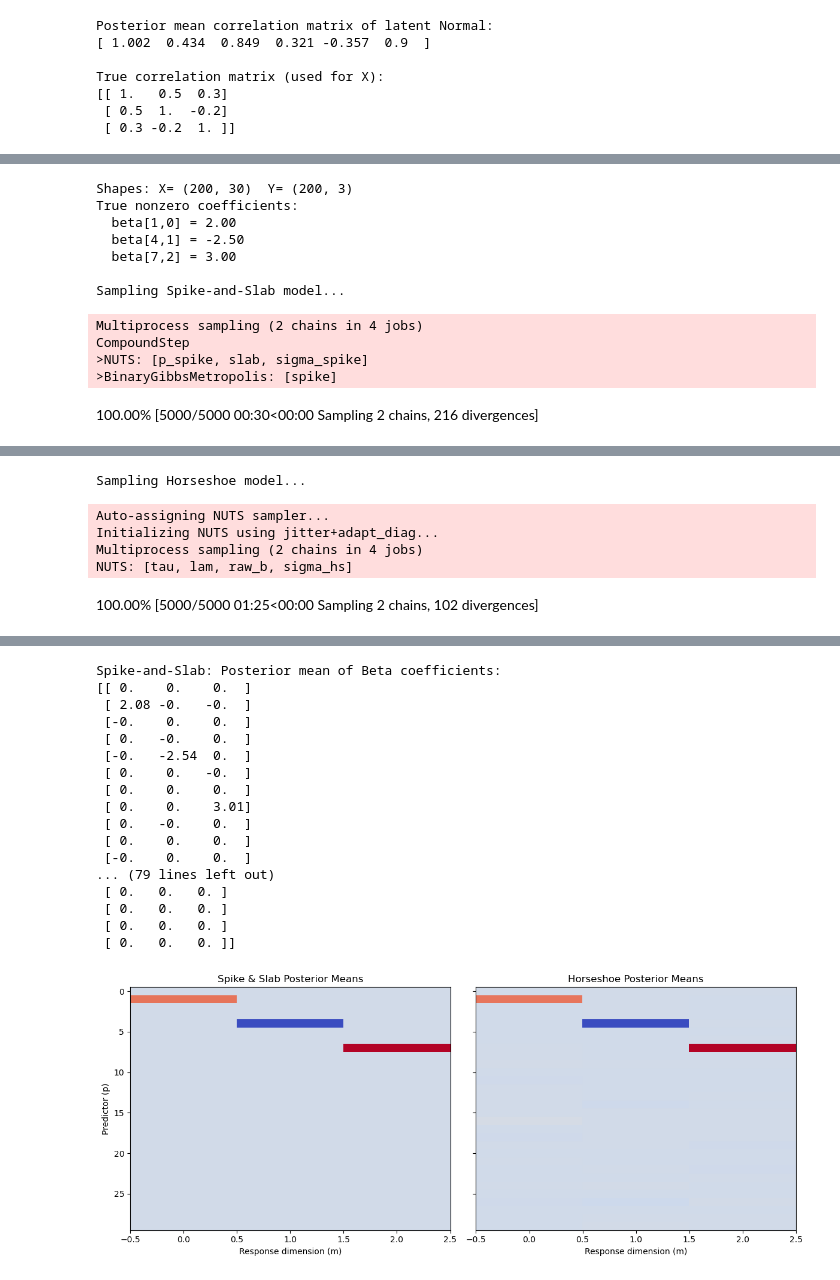
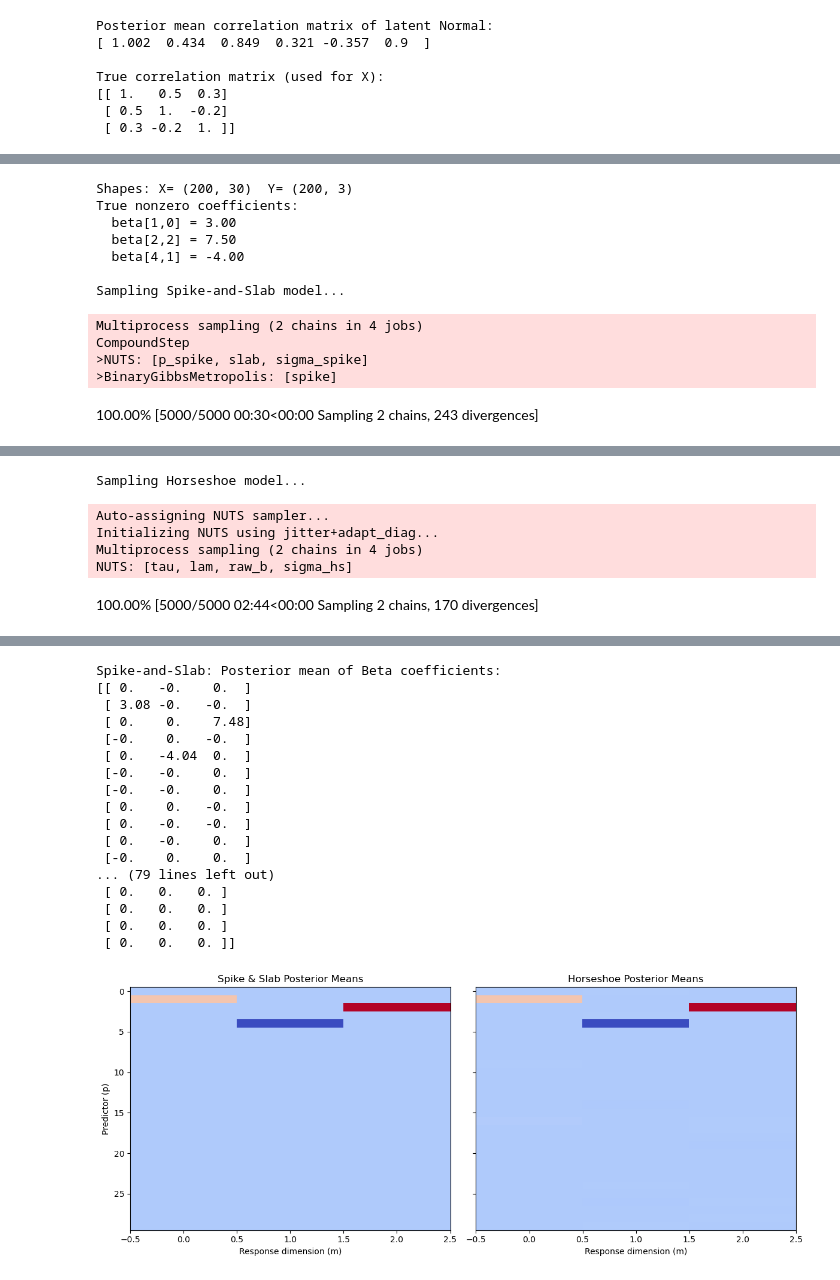
Before and after one commit to kelly-Lyu/STA365-HW9, a Jupyter notebook: HW9.ipynb, the cells around one changed output, grey strips where cells are left out. Drawn from its saved outputs; the diff is of its cells as text; code cells hidden in the pictures.

```diff
--- a/HW9.ipynb
+++ b/HW9.ipynb
@@ -161,8 +161,8 @@ X = np.random.normal(0, 1, size=(n, p))
 # True coefficients: many zero, a few nonzero
 true_b = np.zeros((p, m))
 true_b[1, 0] =  2.0   # predictor #1 affects response #0
-true_b[3, 1] = -3.0   # predictor #3 affects response #1
-true_b[5, 2] =  1.5   # predictor #5 affects response #2
+true_b[4, 1] = -4.0   # predictor #3 affects response #1
+true_b[2, 2] =  3.5   # predictor #5 affects response #2
 # (others remain zero)
 
 # Generate responses: Y = X @ true_b + noise
@@ -366,9 +366,9 @@ X = np.random.normal(0, 1, size=(n, p))
 
 # True coefficients: mostly zeros, a few big signals
 true_b = np.zeros((p, m))
-true_b[1, 0] =  2.0
-true_b[4, 1] = -2.5
-true_b[7, 2] =  3.0
+true_b[1, 0] =  3.0
+true_b[4, 1] = -4.0
+true_b[2, 2] =  7.5
 
 # Generate Y = X * B + Gaussian noise
 noise = np.random.normal(0, 1.0, size=(n, m))
@@ -480,13 +480,13 @@ plt.show()
 # %% [output]
 Shapes: X= (200, 30)  Y= (200, 3)
 True nonzero coefficients:
-  beta[1,0] = 2.00
-  beta[4,1] = -2.50
-  beta[7,2] = 3.00
+  beta[1,0] = 3.00
+  beta[2,2] = 7.50
+  beta[4,1] = -4.00
 
 Sampling Spike-and-Slab model...
 Multiprocess sampling (2 chains in 4 jobs)
 CompoundStep
 >NUTS: [p_spike, slab, sigma_spike]
 >BinaryGibbsMetropolis: [spike]
-100.00% [5000/5000 00:30<00:00 Sampling 2 chains, 216 divergences]
+100.00% [5000/5000 00:30<00:00 Sampling 2 chains, 243 divergences]
@@ -497,4 +497,4 @@ Auto-assigning NUTS sampler...
 Initializing NUTS using jitter+adapt_diag...
 Multiprocess sampling (2 chains in 4 jobs)
 NUTS: [tau, lam, raw_b, sigma_hs]
-100.00% [5000/5000 01:25<00:00 Sampling 2 chains, 102 divergences]
+100.00% [5000/5000 02:44<00:00 Sampling 2 chains, 170 divergences]
@@ -502,19 +502,19 @@ Sampling 2 chains for 1_000 tune and 1_500 draw iterations (2_000 + 3_000 draws
 We recommend running at least 4 chains for robust computation of convergence diagnostics
 Spike-and-Slab: Posterior mean of Beta coefficients:
-[[ 0.    0.    0.  ]
- [ 2.08 -0.   -0.  ]
- [-0.    0.    0.  ]
+[[ 0.   -0.    0.  ]
+ [ 3.08 -0.   -0.  ]
+ [ 0.    0.    7.48]
+ [-0.    0.   -0.  ]
+ [ 0.   -4.04  0.  ]
+ [-0.   -0.    0.  ]
+ [-0.   -0.    0.  ]
+ [ 0.    0.   -0.  ]
+ [ 0.   -0.   -0.  ]
  [ 0.   -0.    0.  ]
- [-0.   -2.54  0.  ]
- [ 0.    0.   -0.  ]
- [ 0.    0.    0.  ]
- [ 0.    0.    3.01]
- [ 0.   -0.    0.  ]
- [ 0.    0.    0.  ]
  [-0.    0.    0.  ]
 ... (79 lines left out)
  [ 0.   0.   0. ]
  [ 0.   0.   0. ]
  [ 0.   0.   0. ]
  [ 0.   0.   0. ]]
-[figure, old version]
+[figure, new version]
```
Also changed, not shown: parts of 2 cells of this notebook.
